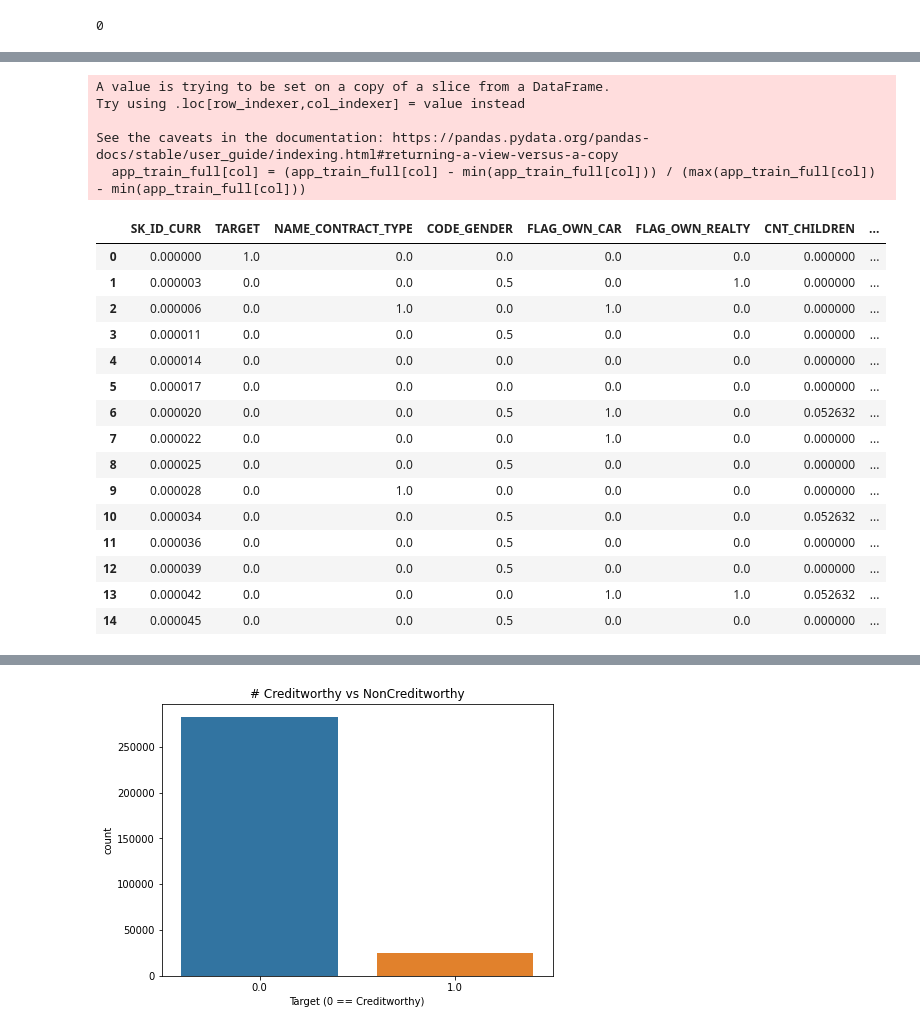
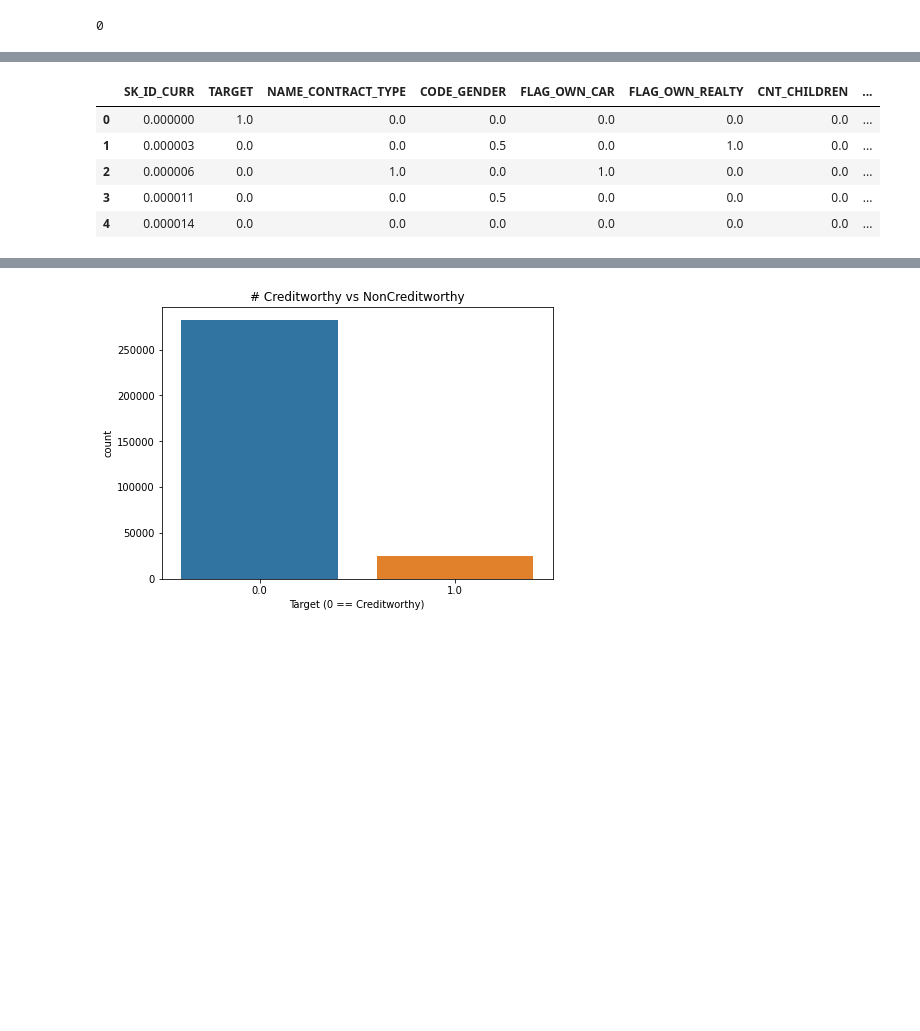
Before and after one commit to PolinaLegusheva/coursework-2021, a Jupyter notebook: experiments_full_dataset.ipynb, the cells around one changed output, grey strips where cells are left out. Saved outputs shown, nothing was run; the diff lists cells and outputs as text; code cells hidden in the pictures; blank space fills up the shorter version.

Commit message:
add test dataset

```diff
--- a/experiments_full_dataset.ipynb
+++ b/experiments_full_dataset.ipynb
@@ -177,0 +133,3 @@ cat_columns
+# %%
+for col in numeric_test_columns:
+     app_test[col] = app_test[col].fillna(numeric_test.mean())
@@ -177,0 +148,2 @@ cat_columns
+# %%
+app_test.dropna(subset=['AMT_ANNUITY'], axis = 0, inplace = True)
@@ -177,0 +154,2 @@ cat_columns
+# %%
+app_test.dropna(axis=1, inplace = True)
@@ -189,26 +165,16 @@ See the caveats in the documentation: https://pandas.pydata.org/pandas-docs/stab
+# %%
+for col in app_test.select_dtypes(include=object).columns:
+    uniq_test = pd.unique(app_test[col])
+    replace_dict_test = dict(zip(uniq_test, range(1, len(uniq_test) + 1)))
+    app_test[col] = app_test[col].replace(replace_dict_test)
 # %%
 for col in app_train_full.columns:
     app_train_full[col] = (app_train_full[col] - min(app_train_full[col])) / (max(app_train_full[col]) - min(app_train_full[col]))
-app_train_full.head(15)
+app_train_full.head()
 # %% [output]
-A value is trying to be set on a copy of a slice from a DataFrame.
-Try using .loc[row_indexer,col_indexer] = value instead
-
-See the caveats in the documentation: https://pandas.pydata.org/pandas-docs/stable/user_guide/indexing.html#returning-a-view-versus-a-copy
-  app_train_full[col] = (app_train_full[col] - min(app_train_full[col])) / (max(app_train_full[col]) - min(app_train_full[col]))
 |  | SK_ID_CURR | TARGET | NAME_CONTRACT_TYPE | CODE_GENDER | FLAG_OWN_CAR | FLAG_OWN_REALTY | CNT_CHILDREN | ... |
-| 0 | 0.000000 | 1.0 | 0.0 | 0.0 | 0.0 | 0.0 | 0.000000 | ... |
-| 1 | 0.000003 | 0.0 | 0.0 | 0.5 | 0.0 | 1.0 | 0.000000 | ... |
-| 2 | 0.000006 | 0.0 | 1.0 | 0.0 | 1.0 | 0.0 | 0.000000 | ... |
-| 3 | 0.000011 | 0.0 | 0.0 | 0.5 | 0.0 | 0.0 | 0.000000 | ... |
-| 4 | 0.000014 | 0.0 | 0.0 | 0.0 | 0.0 | 0.0 | 0.000000 | ... |
-| 5 | 0.000017 | 0.0 | 0.0 | 0.0 | 0.0 | 0.0 | 0.000000 | ... |
-| 6 | 0.000020 | 0.0 | 0.0 | 0.5 | 1.0 | 0.0 | 0.052632 | ... |
-| 7 | 0.000022 | 0.0 | 0.0 | 0.0 | 1.0 | 0.0 | 0.000000 | ... |
-| 8 | 0.000025 | 0.0 | 0.0 | 0.5 | 0.0 | 0.0 | 0.000000 | ... |
-| 9 | 0.000028 | 0.0 | 1.0 | 0.0 | 0.0 | 0.0 | 0.000000 | ... |
-| 10 | 0.000034 | 0.0 | 0.0 | 0.5 | 0.0 | 0.0 | 0.052632 | ... |
-| 11 | 0.000036 | 0.0 | 0.0 | 0.5 | 0.0 | 0.0 | 0.000000 | ... |
-| 12 | 0.000039 | 0.0 | 0.0 | 0.5 | 0.0 | 0.0 | 0.000000 | ... |
-| 13 | 0.000042 | 0.0 | 0.0 | 0.0 | 1.0 | 1.0 | 0.052632 | ... |
-| 14 | 0.000045 | 0.0 | 0.0 | 0.5 | 0.0 | 0.0 | 0.000000 | ... |
+| 0 | 0.000000 | 1.0 | 0.0 | 0.0 | 0.0 | 0.0 | 0.0 | ... |
+| 1 | 0.000003 | 0.0 | 0.0 | 0.5 | 0.0 | 1.0 | 0.0 | ... |
+| 2 | 0.000006 | 0.0 | 1.0 | 0.0 | 1.0 | 0.0 | 0.0 | ... |
+| 3 | 0.000011 | 0.0 | 0.0 | 0.5 | 0.0 | 0.0 | 0.0 | ... |
+| 4 | 0.000014 | 0.0 | 0.0 | 0.0 | 0.0 | 0.0 | 0.0 | ... |
```
Also changed, not shown: parts of 52 cells of this notebook.
